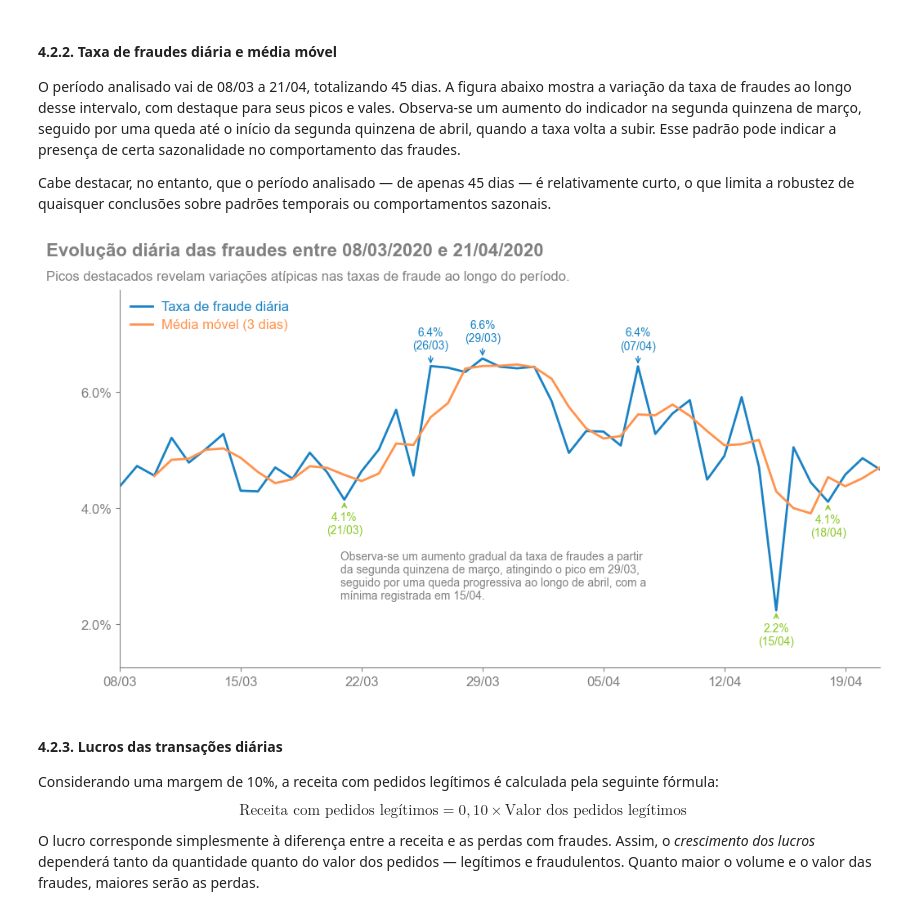
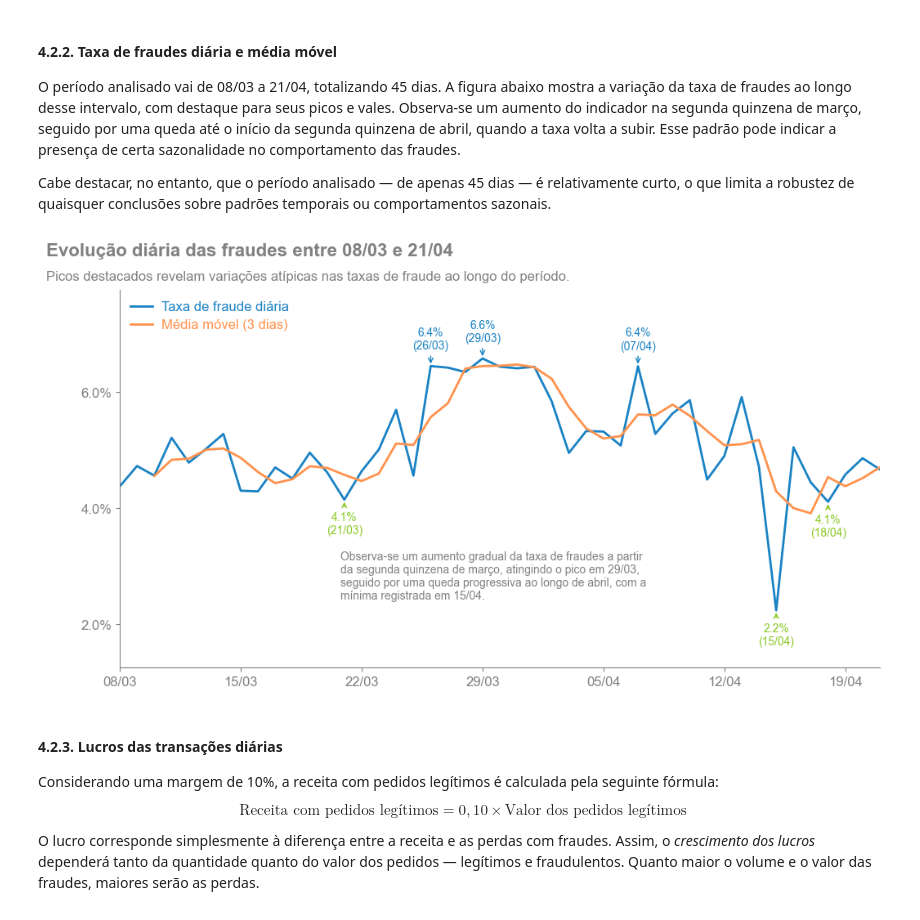
Before and after one commit to manoel-nto/analise_fraude, a Jupyter notebook: notebooks/analise-fraude.ipynb, the cells around one changed output. Drawn from its saved outputs; the diff is of its cells as text; code cells hidden in the pictures.

```diff
--- a/notebooks/analise-fraude.ipynb
+++ b/notebooks/analise-fraude.ipynb
@@ -298,7 +298,7 @@ ax.tick_params(colors="grey", labelsize=12, labelcolor="grey")
 fig.text(
     x=0.05,
     y=0.95,
-    s=f"Evolução diária das fraudes entre {di:%d/%m/%Y} e {dfl:%d/%m/%Y}",
+    s=f"Evolução diária das fraudes entre {di:%d/%m} e {dfl:%d/%m}",
     fontdict={
         "fontname": "Arial",
         "fontsize": 16,
@@ -345,34 +345,34 @@ for _, row in bottom_picos.iterrows():
     )
 
 # Comentários
 fig.text(
     x=0.35,
     y=0.25,
     s="Observa-se um aumento gradual da taxa de fraudes a partir \nda segunda quinzena de março, atingindo o pico em 29/03,\nseguido por uma queda progressiva ao longo de abril, com a \nmínima registrada em 15/04.",
     fontdict={"fontname": "Arial", "fontsize": 10, "color": "grey"},
 )
 
 # Legenda
 legend = ax.legend(loc="upper left", frameon=False)
 for text, color in zip(legend.get_texts(), colors):
     text.set_fontfamily("Arial")
     text.set_color(color)
     text.set_fontsize(12)
 
 # Spines
 ax.spines[["top", "right"]].set_visible(False)
 ax.spines[["bottom", "left"]].set_color("grey")
 
 # Show
 plt.show()
 
 # Salvar
 fig.savefig(
     "/home/mcastro/Documents/visual_studio_code_files/case-fraude/figures/1-taxa_fraude_diaria.png",
     dpi="figure",
 )
 # %% [output]
-[figure, old version]
+[figure, new version]
 # %% [markdown]
 <a id="423"></a>
 #### 4.2.3. Lucros das transações diárias
```
Also changed, not shown: parts of 8 cells of this notebook, 8 other files.
